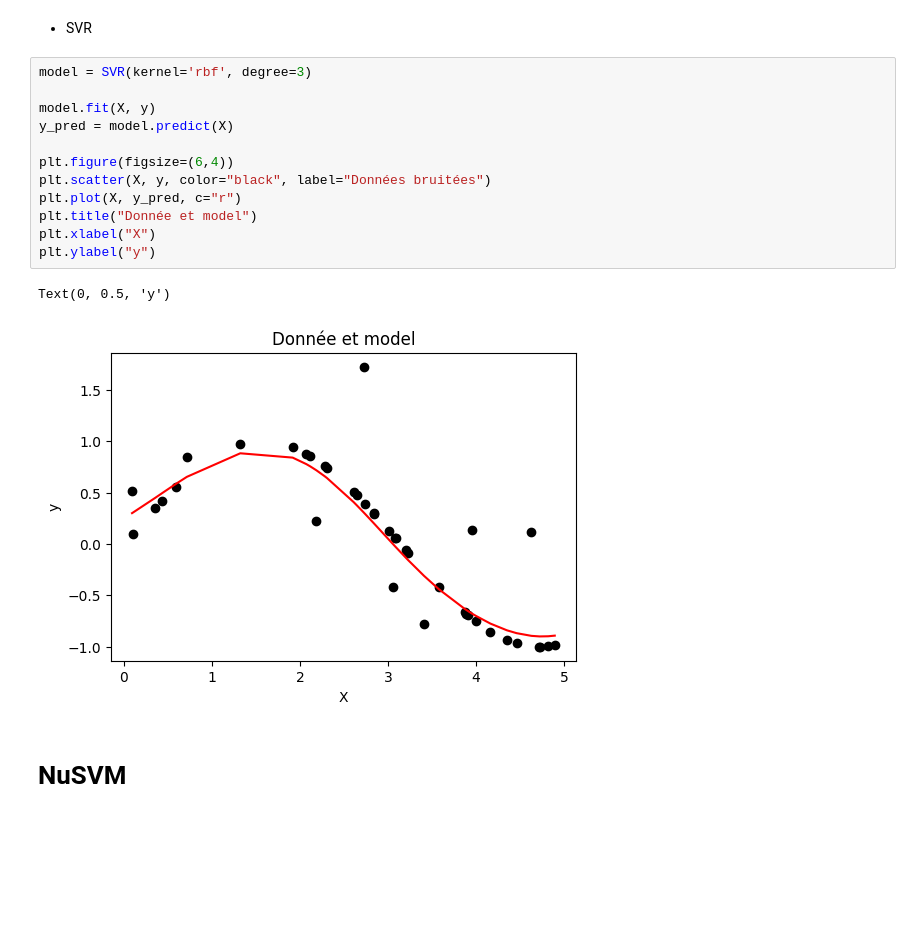
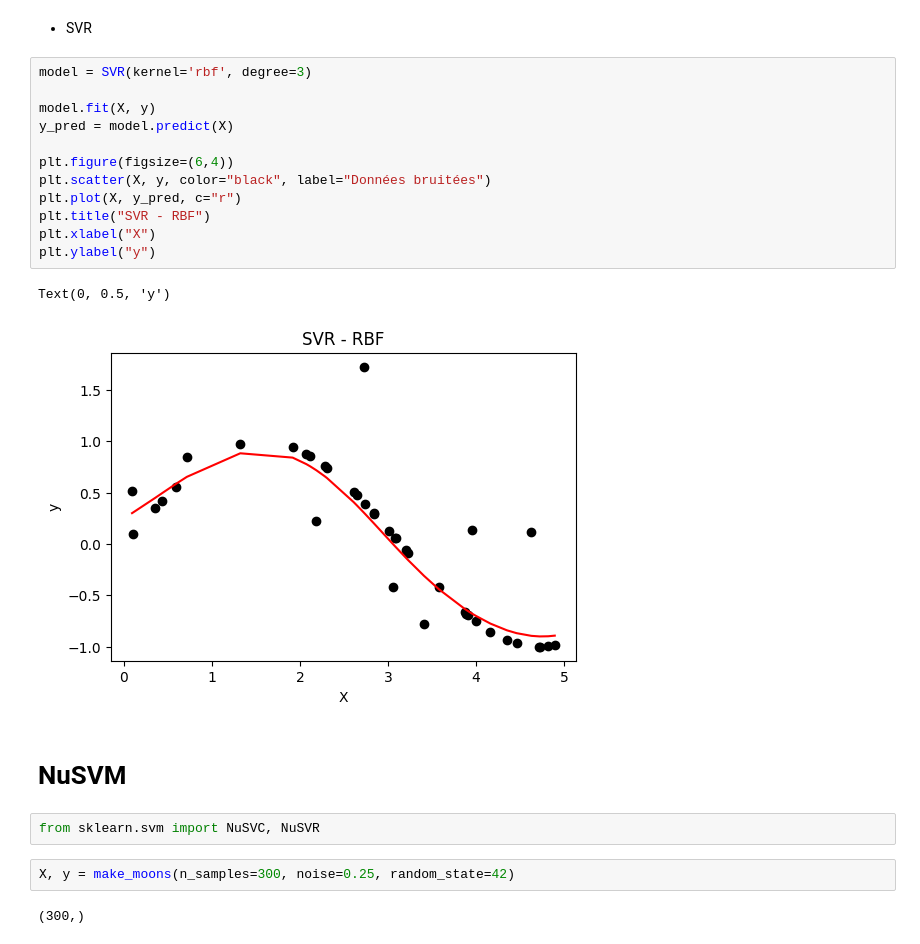
Before and after one commit to niangfniang/machine_learning, a Jupyter notebook: svm.ipynb, the cells around one changed output. Drawn from its saved outputs; the diff is of its cells as text; blank space fills up the shorter version.

```diff
--- a/svm.ipynb
+++ b/svm.ipynb
@@ -184,17 +184,23 @@ Text(0, 0.5, 'y')
 # %%
 model = SVR(kernel='rbf', degree=3)
 
 model.fit(X, y)
 y_pred = model.predict(X)
 
 plt.figure(figsize=(6,4))
 plt.scatter(X, y, color="black", label="Données bruitées")
 plt.plot(X, y_pred, c="r")
-plt.title("Donnée et model")
+plt.title("SVR - RBF")
 plt.xlabel("X")
 plt.ylabel("y")
 # %% [output]
 Text(0, 0.5, 'y')
-[figure, old version]
+[figure, new version]
 # %% [markdown]
 # NuSVM
+# %%
+from sklearn.svm import NuSVC, NuSVR
+# %%
+X, y = make_moons(n_samples=300, noise=0.25, random_state=42)
+# %% [output]
+(300,)
```
Also changed, not shown: parts of 5 cells of this notebook.
